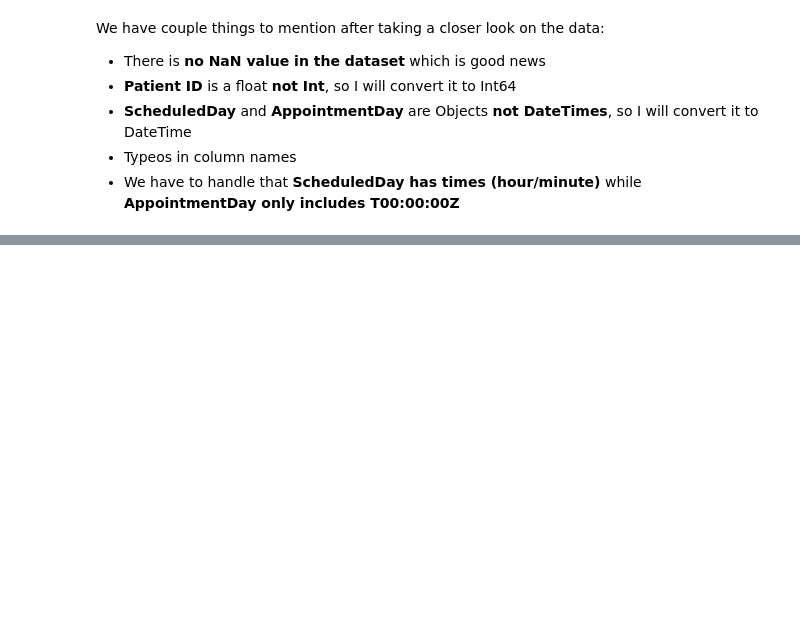
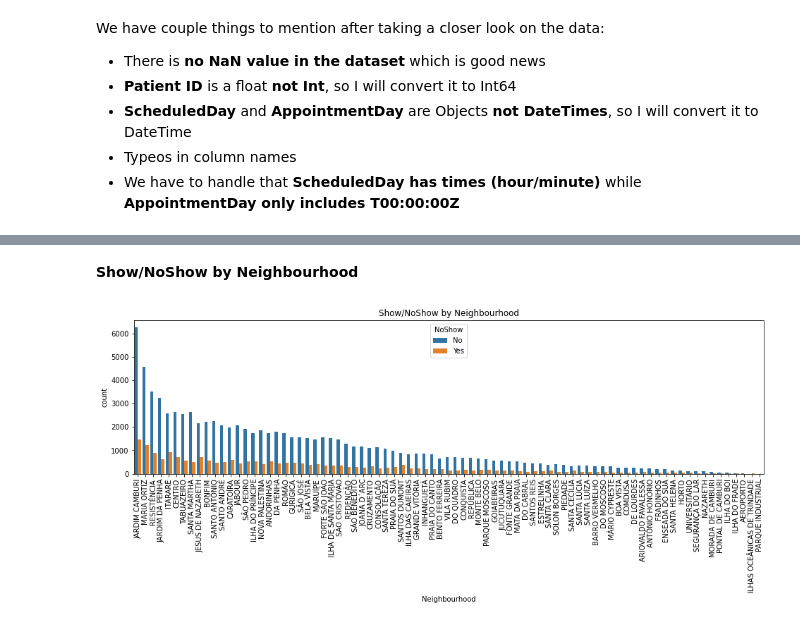
Before and after one commit to AdamHorvath12/Medical-Appointment-No-Shows, a Jupyter notebook: Medical_Appointment_No_Shows.ipynb, the cells around one changed output, grey strips where cells are left out. Cells and saved outputs as stored; diff of their text form; code cells hidden in the pictures; blank space fills up the shorter version.

```diff
--- a/Medical_Appointment_No_Shows.ipynb
+++ b/Medical_Appointment_No_Shows.ipynb
@@ -54,0 +199,10 @@ We have couple things to mention after taking a closer look on the data:
+# %% [markdown]
+**Show/NoShow by Neighbourhood**
+# %%
+plt.figure(figsize=(16,4))
+plt.xticks(rotation=90)
+ax = sns.countplot(x=df.Neighbourhood, hue=df.NoShow, order=df.Neighbourhood.value_counts().index)
+ax.set_title("Show/NoShow by Neighbourhood")
+plt.show()
+# %% [output]
+[figure, added]
```
Also changed, not shown: parts of 33 cells of this notebook.
